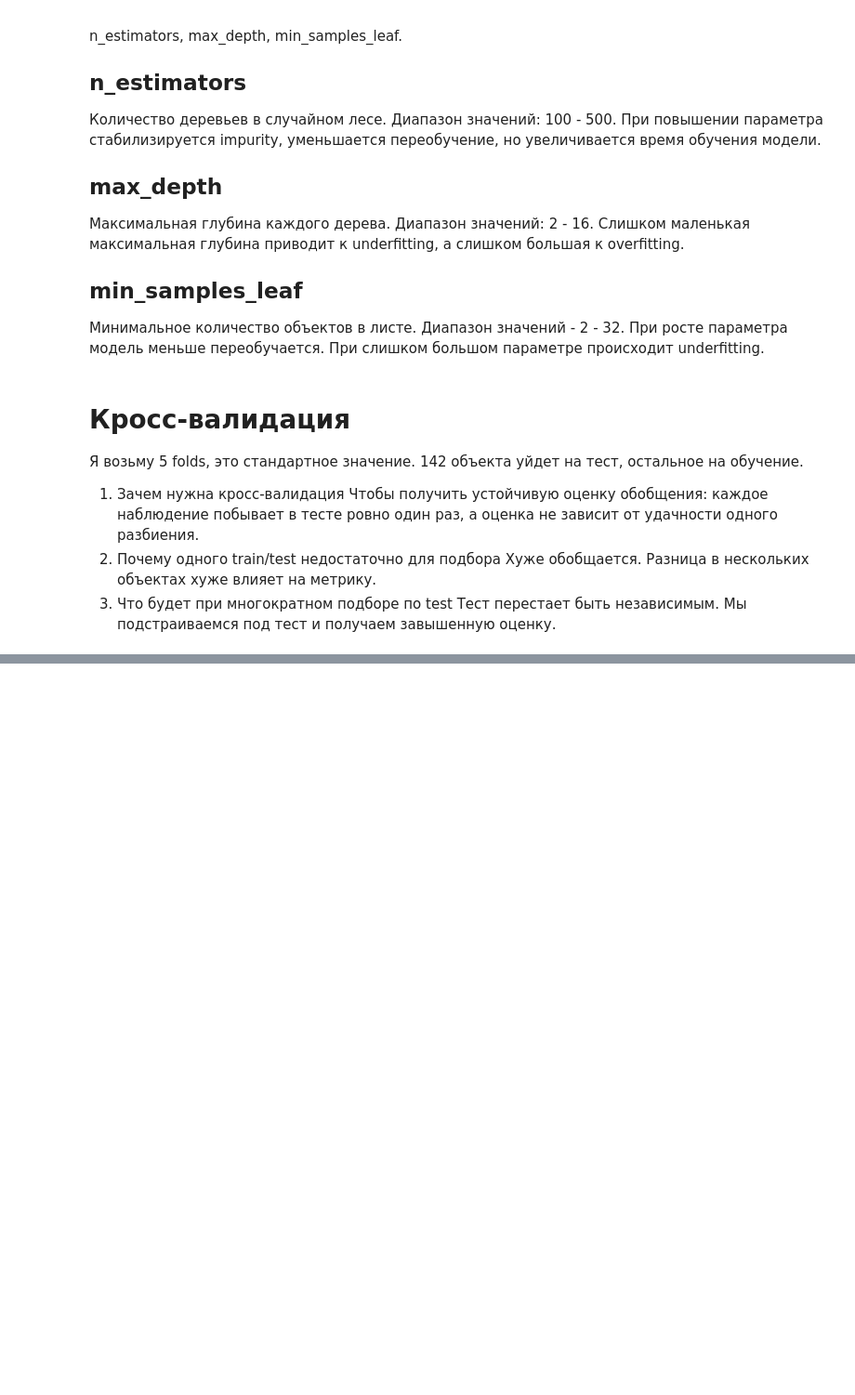
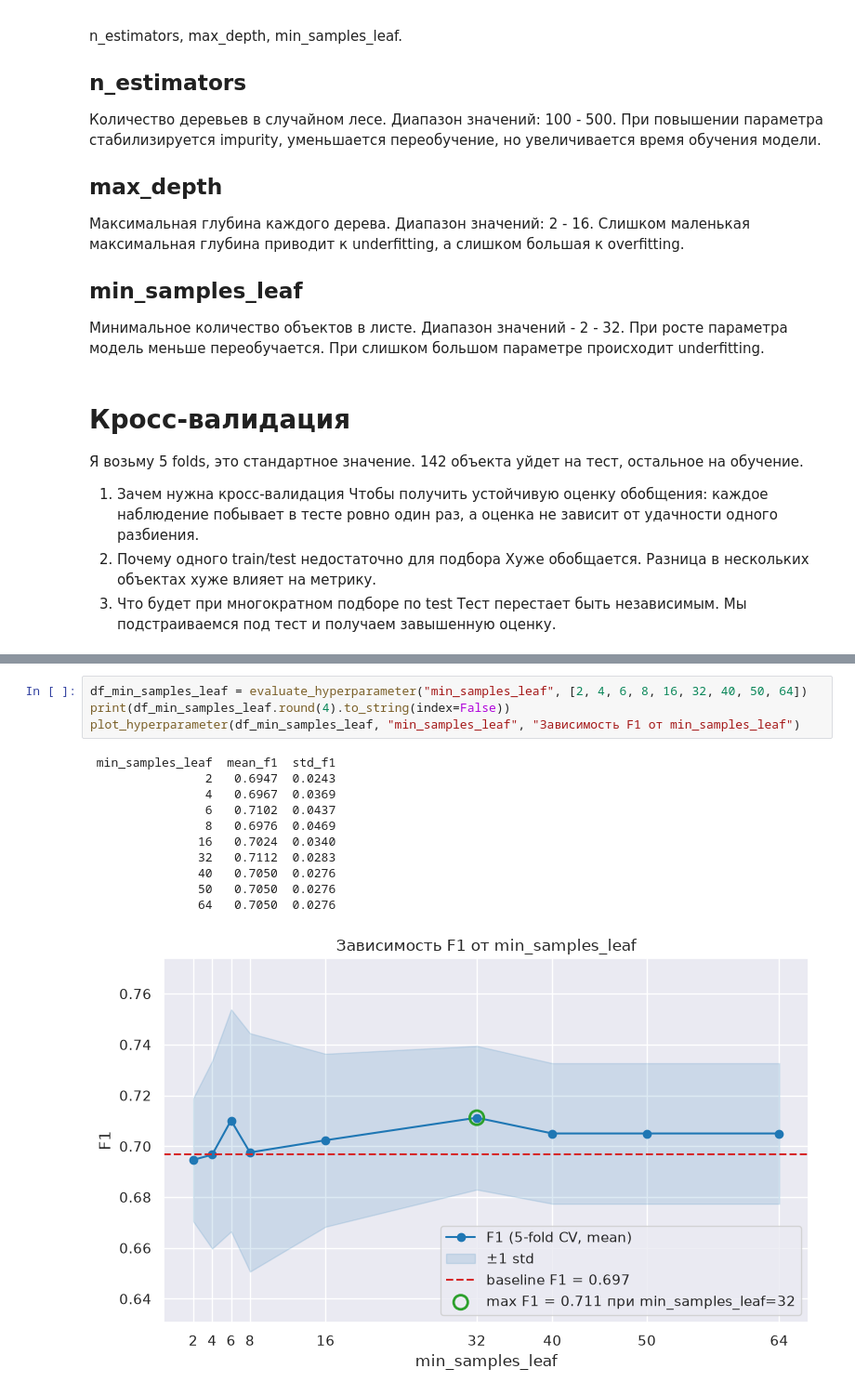
Before and after one commit to Megakret/ml_course_mai, a Jupyter notebook: hyperparameters/lab3.ipynb, the cells around one changed output, grey strips where cells are left out. Shown at 93% size. Cells and saved outputs as stored; diff of their text form; blank space fills up the shorter version.

```diff
--- a/hyperparameters/lab3.ipynb
+++ b/hyperparameters/lab3.ipynb
@@ -192,0 +305,16 @@ TypeError: int() argument must be a string, a bytes-like object or a real number
+# %%
+df_min_samples_leaf = evaluate_hyperparameter("min_samples_leaf", [2, 4, 6, 8, 16, 32, 40, 50, 64])
+print(df_min_samples_leaf.round(4).to_string(index=False))
+plot_hyperparameter(df_min_samples_leaf, "min_samples_leaf", "Зависимость F1 от min_samples_leaf")
+# %% [output]
+ min_samples_leaf  mean_f1  std_f1
+                2   0.6947  0.0243
+                4   0.6967  0.0369
+                6   0.7102  0.0437
+                8   0.6976  0.0469
+               16   0.7024  0.0340
+               32   0.7112  0.0283
+               40   0.7050  0.0276
+               50   0.7050  0.0276
+               64   0.7050  0.0276
+[figure, added]
```
Also changed, not shown: parts of 16 cells of this notebook, 4 other files.
